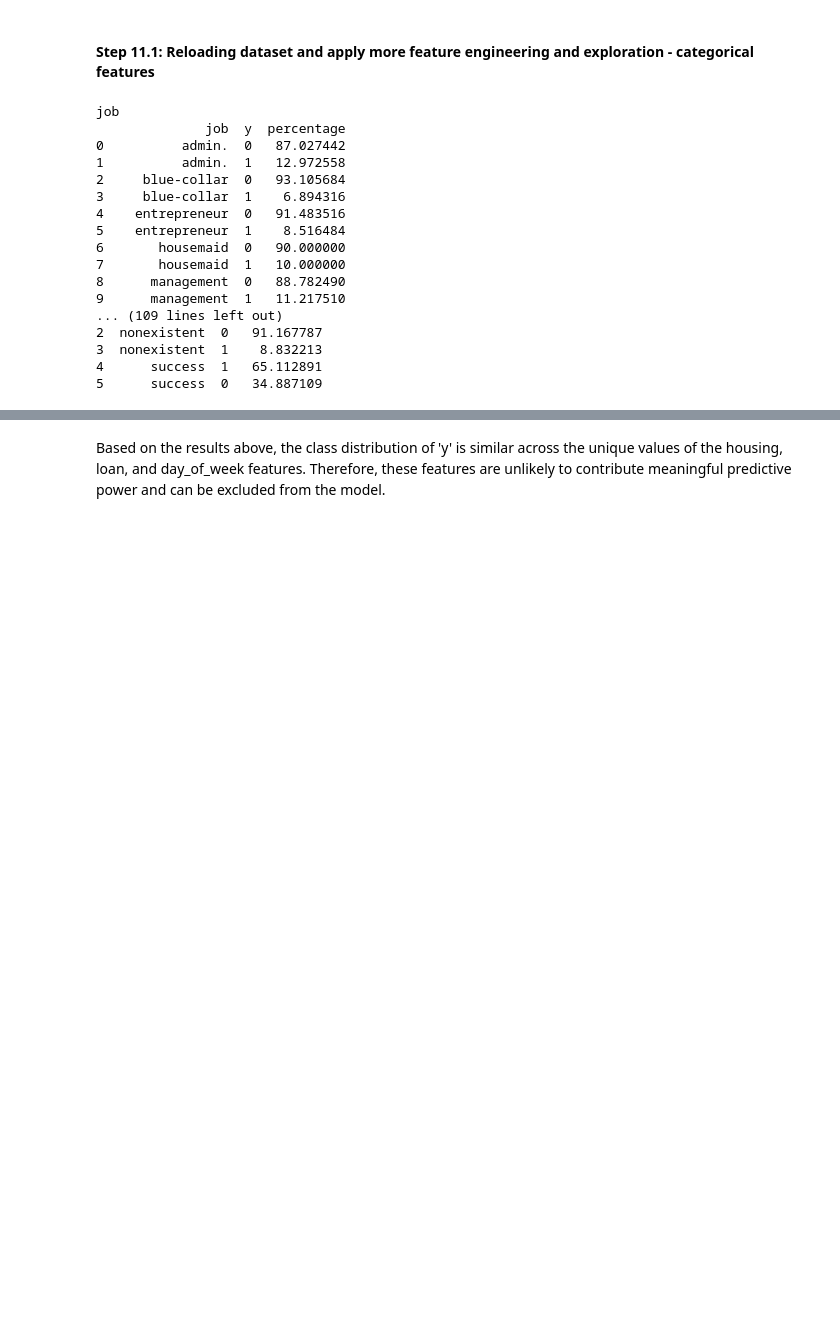
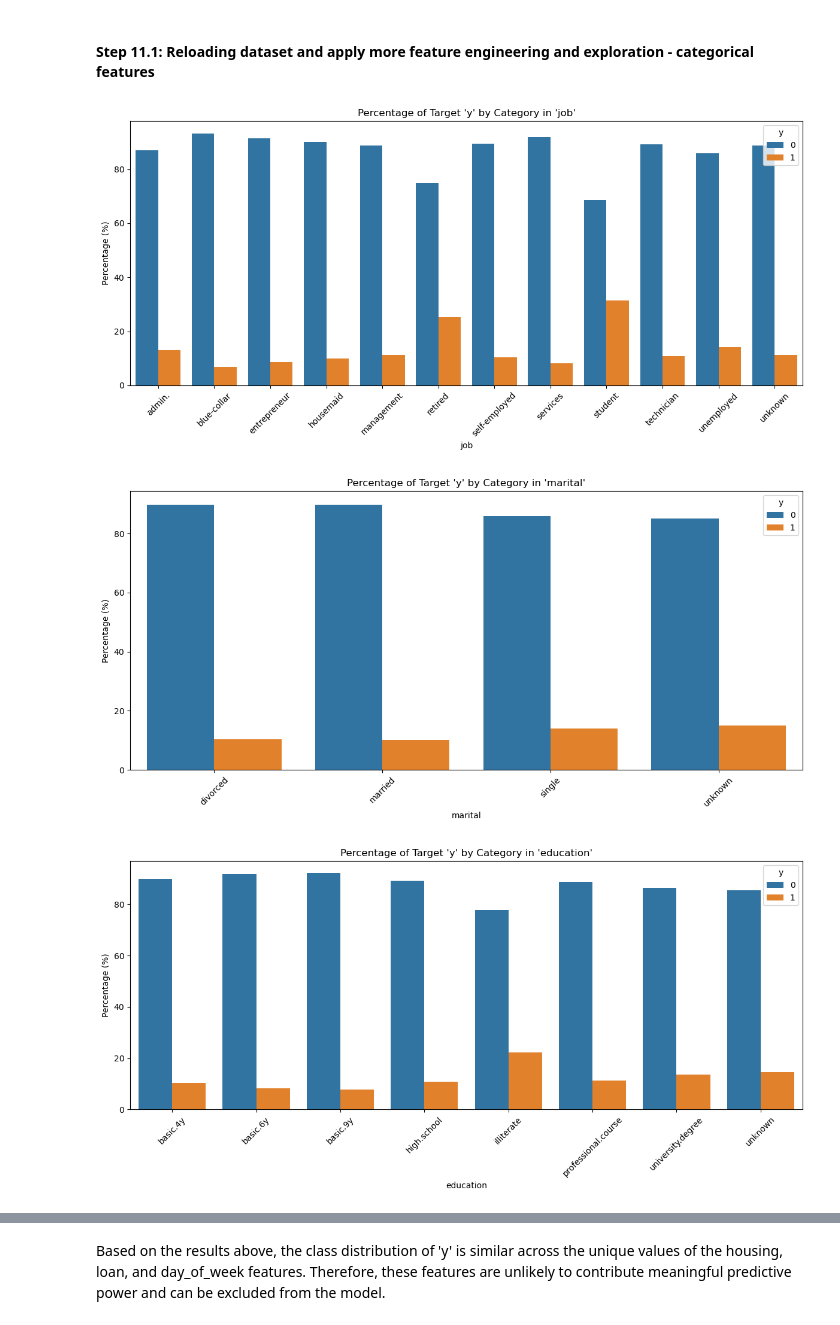
Before and after one commit to jeffhonghou/bank_marketing_analysis, a Jupyter notebook: prompt_III.ipynb, the cells around one changed output, grey strips where cells are left out. Cells and saved outputs as stored; diff of their text form; code cells hidden in the pictures; blank space fills up the shorter version.

```diff
--- a/prompt_III.ipynb
+++ b/prompt_III.ipynb
@@ -245,34 +245,27 @@ Now that we have some basic models on the board, we want to try to improve these
 - Adjust your performance metric
 # %% [markdown]
 #### Step 11.1: Reloading dataset and apply more feature engineering and exploration - categorical features
-# %%
-df = pd.read_csv('data/bank-additional-full.csv', sep = ';')
-df['y'] = df['y'].map({'yes': 1, 'no': 0})
-for col in nonnumeric_features:
-    percentages = (
-        df.groupby(col)['y']
-        .value_counts(normalize=True)
-        .mul(100)
-        .rename('percentage')
-        .reset_index()
-    )
-    print(col)
-    print(percentages)
-# %% [output]
-job
-              job  y  percentage
-0          admin.  0   87.027442
-1          admin.  1   12.972558
-2     blue-collar  0   93.105684
-3     blue-collar  1    6.894316
-4    entrepreneur  0   91.483516
-5    entrepreneur  1    8.516484
-6       housemaid  0   90.000000
-7       housemaid  1   10.000000
-8      management  0   88.782490
-9      management  1   11.217510
-... (109 lines left out)
-2  nonexistent  0   91.167787
-3  nonexistent  1    8.832213
-4      success  1   65.112891
-5      success  0   34.887109
+# %%
+import seaborn as sns
+import matplotlib.pyplot as plt
+
+df = pd.read_csv('data/bank-additional-full.csv', sep = ';')
+df['y'] = df['y'].map({'yes': 1, 'no': 0})
+
+for col in nonnumeric_features:
+    count_df = df.groupby([col, 'y']).size().reset_index(name='count')
+    total_per_category = count_df.groupby(col)['count'].transform('sum')
+    count_df['percentage'] = 100 * count_df['count'] / total_per_category
+
+    plt.figure(figsize=(12, 6))
+    sns.barplot(data=count_df, x=col, y='percentage', hue='y')
+    plt.title(f"Percentage of Target 'y' by Category in '{col}'")
+    plt.xticks(rotation=45)
+    plt.ylabel('Percentage (%)')
+    plt.xlabel(col)
+    plt.tight_layout()
+    plt.show()
+# %% [output]
+[figure, added]
+[figure, added]
+[figure, added]
```
Also changed, not shown: parts of 6 cells of this notebook, 1 other file.
